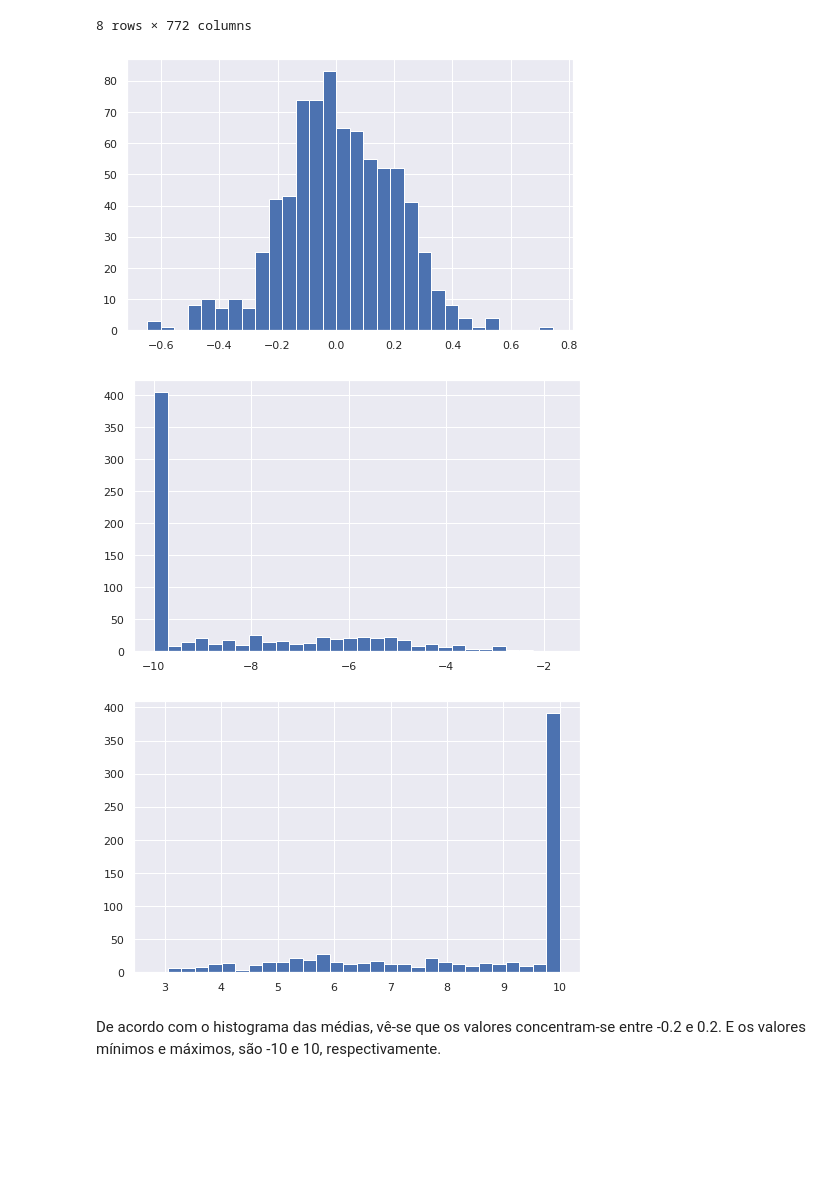
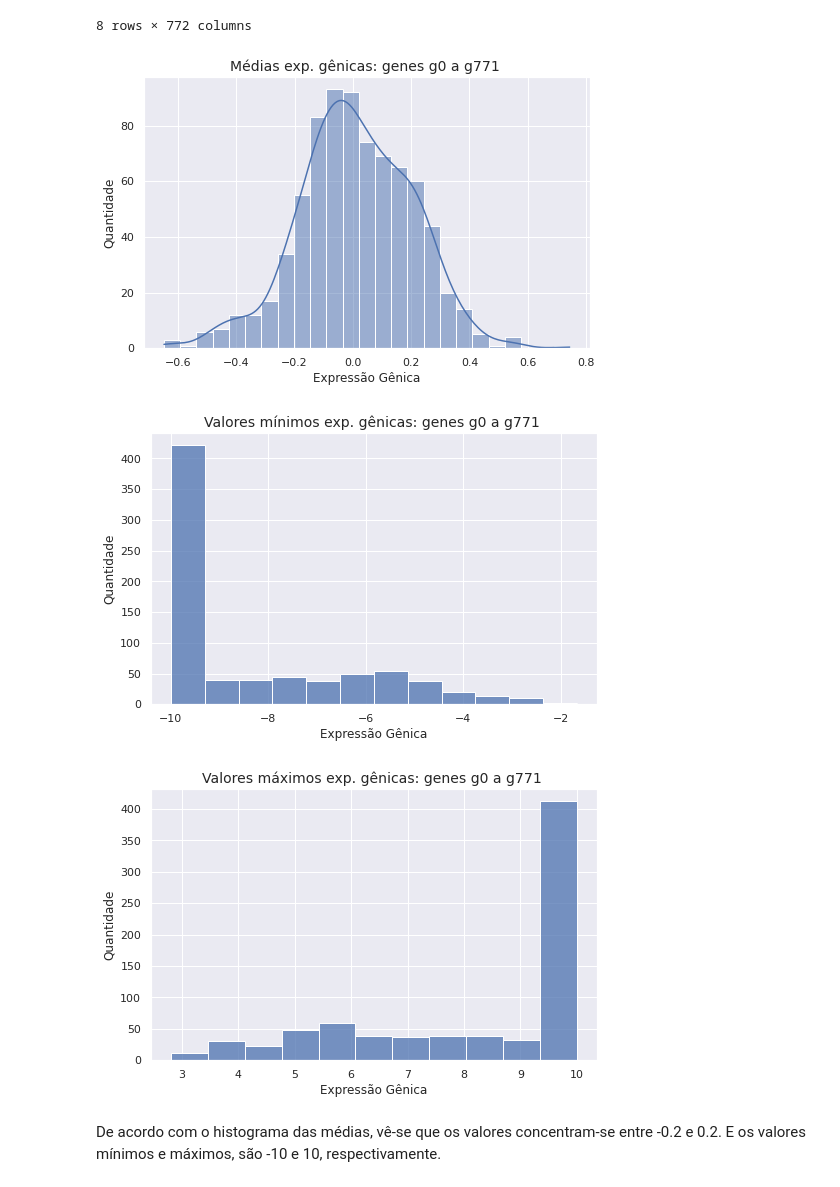
Before and after one commit to vanessanmd/imersao-dados3-alura, a Jupyter notebook: imersão_dados_3.ipynb, the cells around one changed output. Saved outputs shown, nothing was run; the diff lists cells and outputs as text; code cells hidden in the pictures; blank space fills up the shorter version.

```diff
--- a/imersão_dados_3.ipynb
+++ b/imersão_dados_3.ipynb
@@ -356,25 +356,37 @@ dados.loc[:, 'g0':'g771'].describe()
 8 rows × 772 columns
 # %%
 # Plotando as médias das expressões gênicas em um histograma
+dados_media = dados.loc[:, 'g0':'g771'].describe().T['mean']
 plt.figure(figsize=(8,5))
-dados.loc[:, 'g0':'g771'].describe().T['mean'].hist(bins=30)
+ax = sns.histplot(dados_media, kde=True)
+plt.title('Médias exp. gênicas: genes g0 a g771 ', fontsize=14)
+plt.xlabel('Expressão Gênica', fontsize=12)
+plt.ylabel('Quantidade', fontsize=12)
 plt.show()
 # %% [output]
-[figure, old version]
+[figure, new version]
 # %%
 # Plotando os valores mínimos das expressões gênicas em um histograma
+dados_min = dados.loc[:, 'g0':'g771'].describe().T['min']
 plt.figure(figsize=(8,5))
-dados.loc[:, 'g0':'g771'].describe().T['min'].hist(bins=30)
+ax = sns.histplot(dados_min)
+plt.title('Valores mínimos exp. gênicas: genes g0 a g771 ', fontsize=14)
+plt.xlabel('Expressão Gênica', fontsize=12)
+plt.ylabel('Quantidade', fontsize=12)
 plt.show()
 # %% [output]
-[figure, old version]
+[figure, new version]
 # %%
 # Plotando os valores das expressões gênicas em um histograma
+dados_max = dados.loc[:, 'g0':'g771'].describe().T['max']
 plt.figure(figsize=(8,5))
-dados.loc[:, 'g0':'g771'].describe().T['max'].hist(bins=30)
+ax = sns.histplot(dados_max)
+plt.title('Valores máximos exp. gênicas: genes g0 a g771 ', fontsize=14)
+plt.xlabel('Expressão Gênica', fontsize=12)
+plt.ylabel('Quantidade', fontsize=12)
 plt.show()
 # %% [output]
-[figure, old version]
+[figure, new version]
 # %% [markdown]
 De acordo com o histograma das médias, vê-se que os valores concentram-se entre -0.2 e 0.2. E os valores mínimos e máximos, são -10 e 10, respectivamente.
 # %% [markdown]
```
Also changed, not shown: parts of 6 cells of this notebook.
